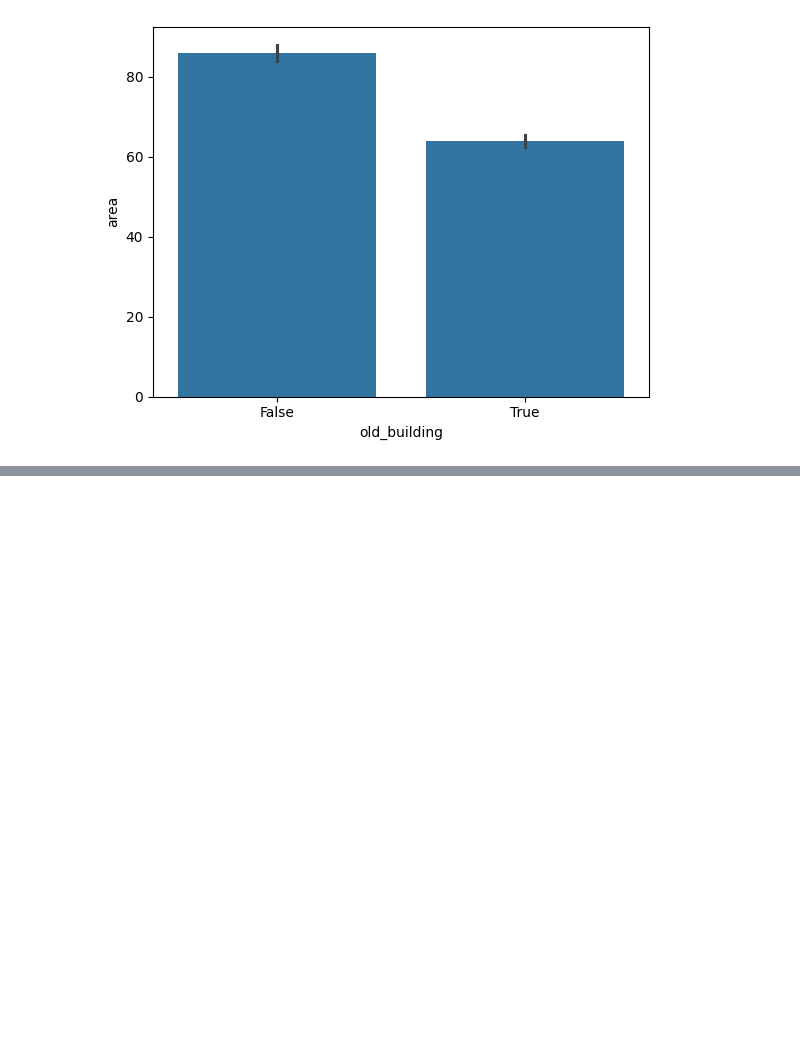
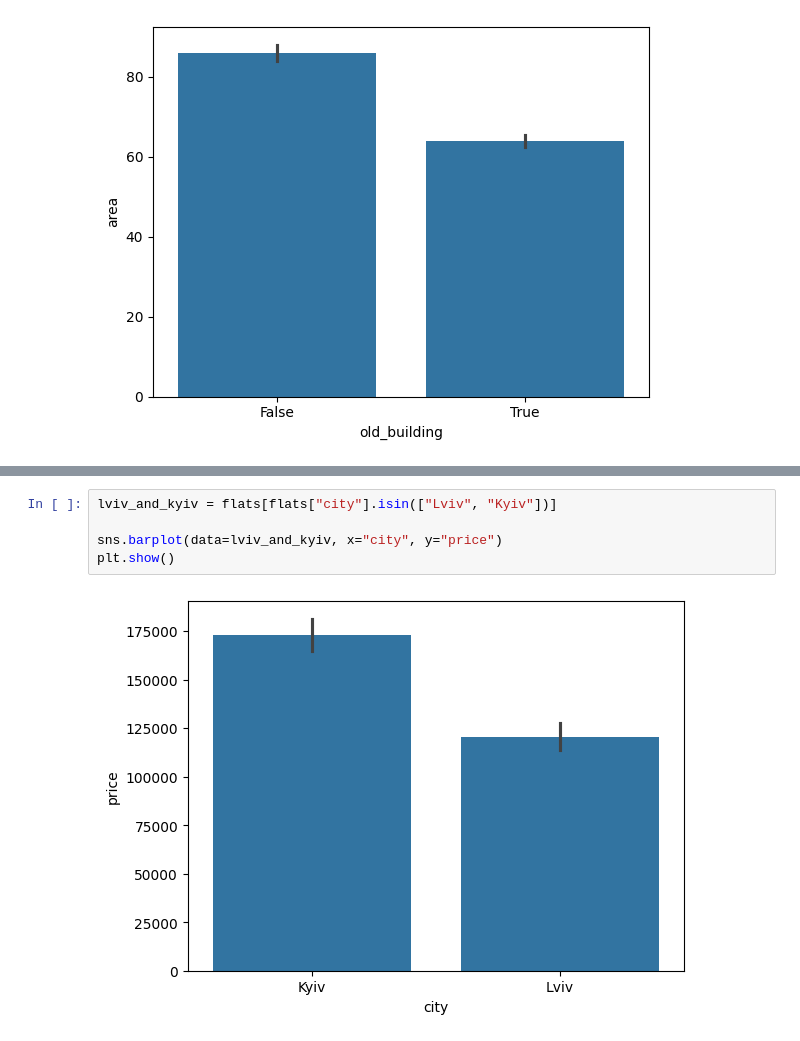
Before and after one commit to YESosnovska/apartaments-prices-analysis, a Jupyter notebook: plotting.ipynb, the cells around one changed output, grey strips where cells are left out. Saved outputs shown, nothing was run; the diff lists cells and outputs as text; blank space fills up the shorter version.

```diff
--- a/plotting.ipynb
+++ b/plotting.ipynb
@@ -33,0 +56,7 @@ plt.show()
+# %%
+lviv_and_kyiv = flats[flats["city"].isin(["Lviv", "Kyiv"])]
+
+sns.barplot(data=lviv_and_kyiv, x="city", y="price")
+plt.show()
+# %% [output]
+[figure, added]
```
Also changed, not shown: parts of 13 cells of this notebook.
